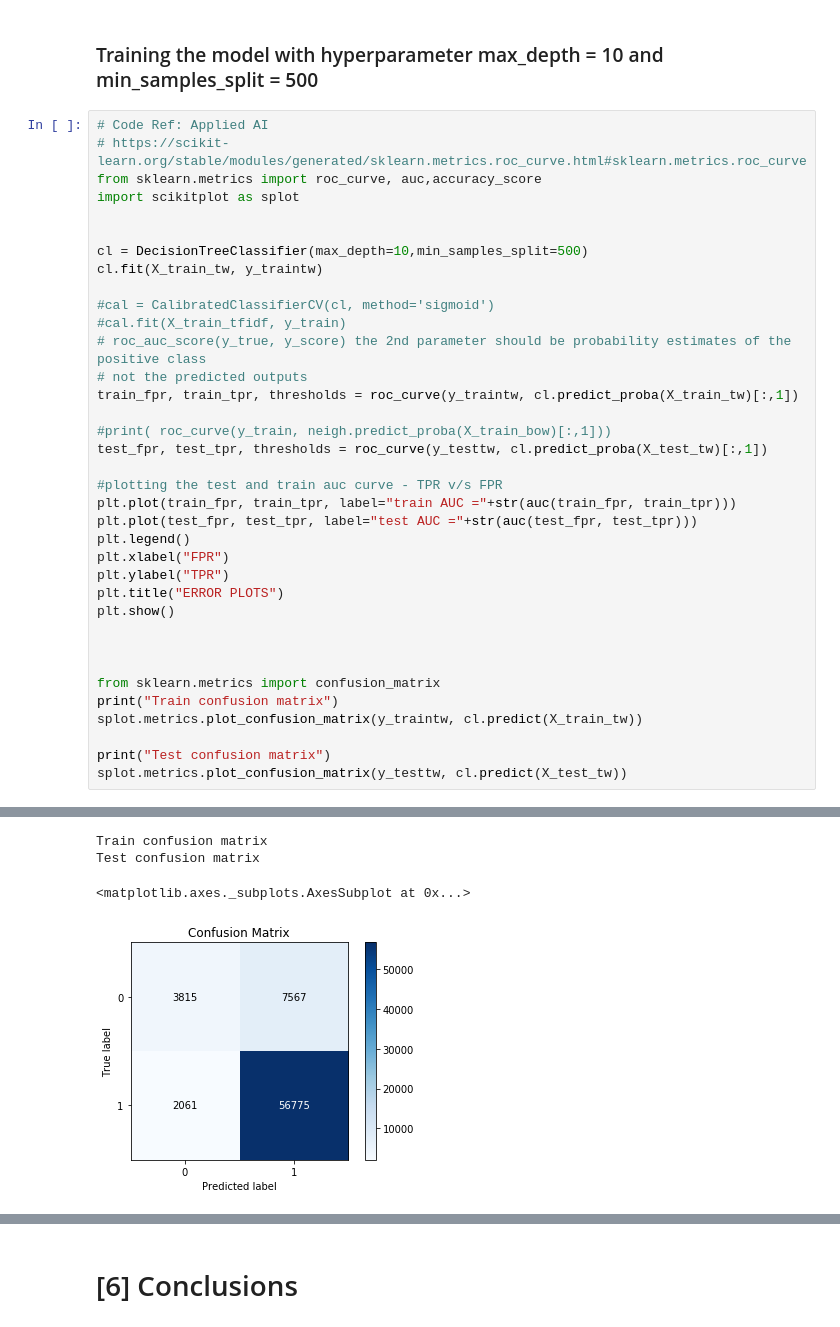
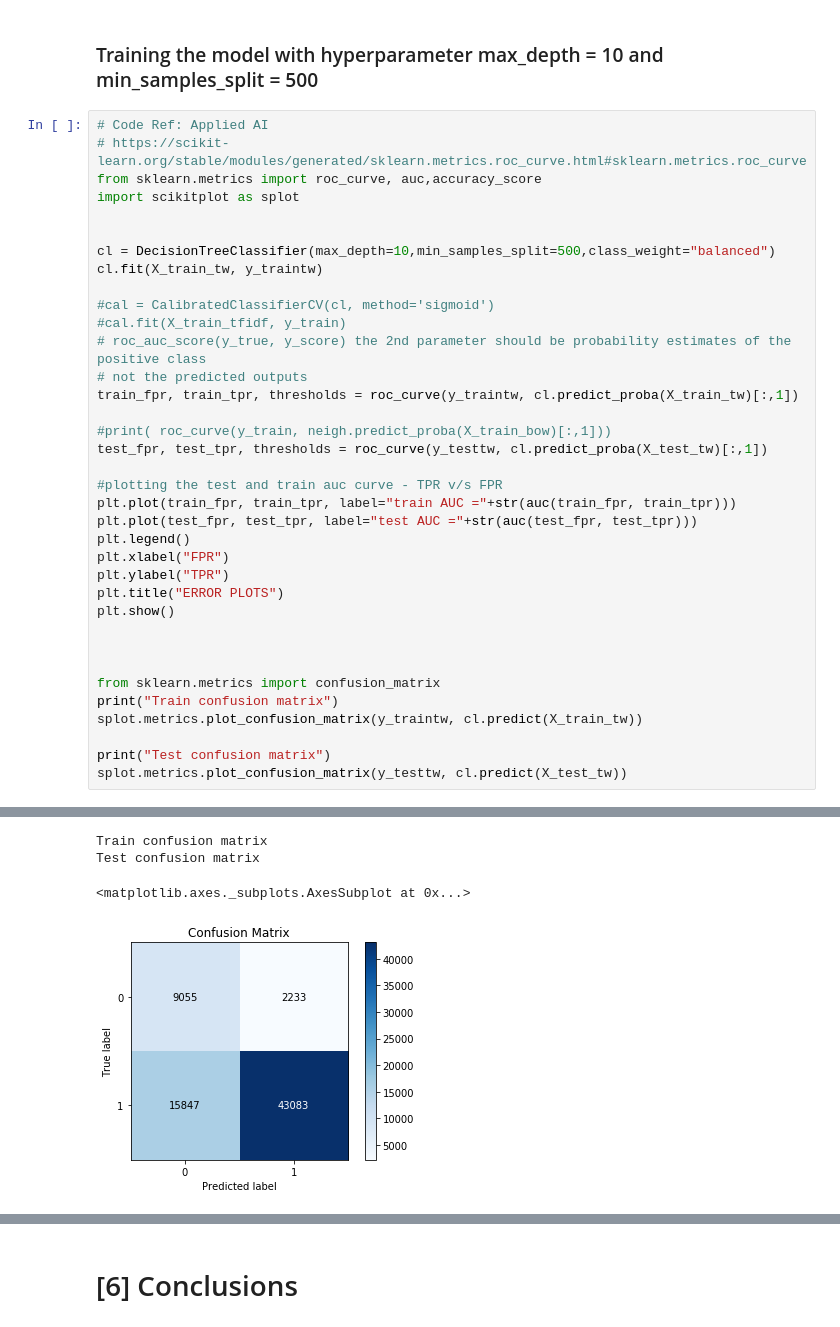
Before and after one commit to adarshram98/CLassification-of-reviews-of-the-amazon-fine-food-reviews-dataset, a Jupyter notebook: 08 Amazon Fine Food Reviews Analysis_Decision Trees.ipynb, the cells around one changed output, grey strips where cells are left out. Saved outputs shown, nothing was run; the diff lists cells and outputs as text.

```diff
--- a/08 Amazon Fine Food Reviews Analysis_Decision Trees.ipynb
+++ b/08 Amazon Fine Food Reviews Analysis_Decision Trees.ipynb
@@ -1234,7 +1298,7 @@ from sklearn.metrics import roc_curve, auc,accuracy_score
 import scikitplot as splot
 
 
-cl = DecisionTreeClassifier(max_depth=10,min_samples_split=500)
+cl = DecisionTreeClassifier(max_depth=10,min_samples_split=500,class_weight="balanced")
 cl.fit(X_train_tw, y_traintw)
 
 #cal = CalibratedClassifierCV(cl, method='sigmoid')
@@ -1268,4 +1332,4 @@ splot.metrics.plot_confusion_matrix(y_testtw, cl.predict(X_test_tw))
 Train confusion matrix
 Test confusion matrix
 <matplotlib.axes._subplots.AxesSubplot at 0x...>
-[figure, old version]
+[figure, new version]
```
Also changed, not shown: parts of 37 cells of this notebook.
